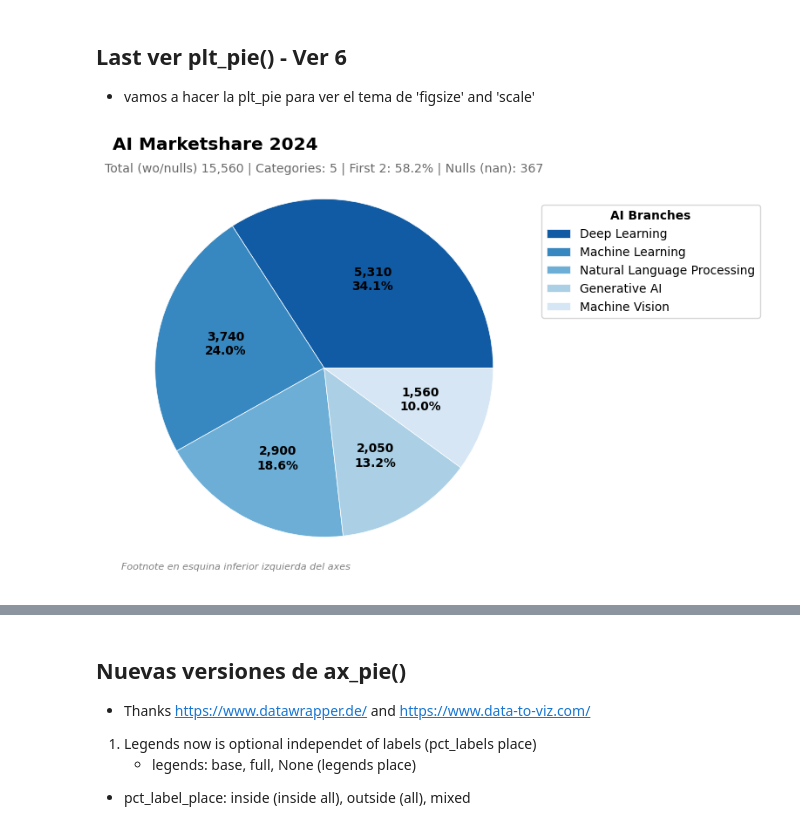
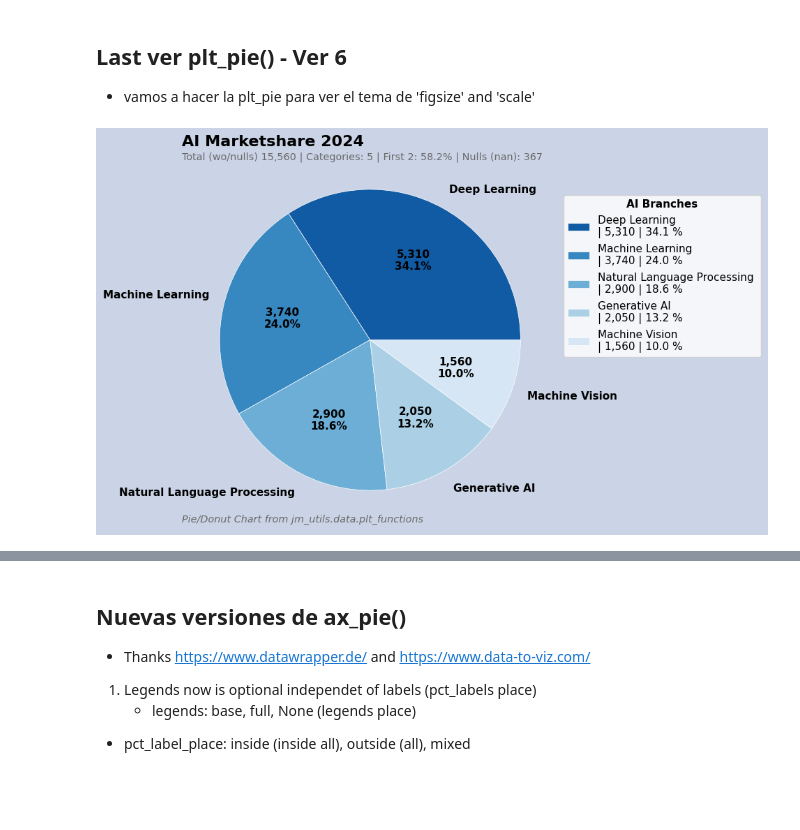
Before and after one commit to jmonti-gh/jm_utils, a Jupyter notebook: des/ax_pie.ipynb, the cells around one changed output, grey strips where cells are left out. Cells and saved outputs as stored; diff of their text form; code cells hidden in the pictures; blank space fills up the shorter version.

```diff
--- a/des/ax_pie.ipynb
+++ b/des/ax_pie.ipynb
@@ -386,7 +344,7 @@ def plt_pie6(
     figsize: Optional[tuple[float, float]] = None,
     title: Optional[str] = None,
     kind: Optional[str] = 'pie',                        # 'pie', 'donut'
-    palette: Optional[list] = 'Blues_r',
+    custom_palette: Optional[list | None] = 'Blues_r',  # None -> default palette rcParams
     startangle: Optional[float] = 0,
     pcts_labels: Optional[str] = 'inside',              # None, 'inside', 'values in', 'mixed', 'outside'
     pct_decimals: Optional[int] = 1,
@@ -395,7 +353,8 @@ def plt_pie6(
     legends: Optional[str | None] = None,               # None, 'base', 'full'
     legends_title: Optional[str] = None,
     show_stats_subtitle: Optional[bool]= True,
-    footer: Optional[str | None] = None
+    footer: Optional[str | None] = None,
+    canvas_color: Optional[str | None] = None           # E.g. 'lightgray', '#eafff5'
 ) -> tuple[plt.Figure, plt.Axes]:
 
     # Build graphs size, and fonts size from scale, and validate scale.
@@ -415,20 +374,21 @@ def plt_pie6(
         scale = (width + height) / 2.5
 
     # Base fig definitions
-    fig, ax = plt.subplots(figsize=figsize, subplot_kw=dict(aspect="equal"))
+    fig, ax = plt.subplots(figsize=figsize, subplot_kw=dict(aspect="equal"), facecolor=(canvas_color))
 
-    ax_plt_pie6(ax, data, value_counts, dropna, order, scale, title, kind, palette, startangle, pcts_labels,
+    ax_plt_pie6(ax, data, value_counts, dropna, order, scale, title, kind, custom_palette, startangle, pcts_labels,
                 pct_decimals, labels_rotatation, labels_color, legends, legends_title, show_stats_subtitle, footer)
 
     return fig, ax
 # %%
 # fig = plt_pie5(ai['Millon USD'], scale=6, startangle=0)
 # fig = plt_pie5(ai['Millon USD'], figsize=(12, 8), startangle=0, title='AI Marketshare 2024',)
 # fig = plt_pie5(ai['Millon USD'], scale=6, startangle=0, title='AI Marketshare 2024',)
-fig = plt_pie6(ai['Millon USD'], scale=4, title='AI Marketshare 2024', legends_title='AI Branches', pcts_labels='values in', legends='base', footer=True)
-# fig = plt_pie5(df['Country'], value_counts=True, scale=2, startangle=0, title='Sales by Country', pct_label_place='apart', legends_title='Countries', dropna=False)
+fig = plt_pie6(ai['Millon USD'], scale=5, title='AI Marketshare 2024', legends_title='AI Branches', pcts_labels='mixed', legends='full', canvas_color="#cbd4e6")
+# fig = plt_pie6(df['Gender'], value_counts=True, scale=3, pcts_labels='outside', legends='full', dropna=False, custom_palette=None, footer='', title='', show_stats_subtitle=False)
+# fig = plt_pie6(df['Source'], value_counts=True, scale=4, startangle=0, legends_title='Countries', dropna=False, legends='base', order='ix_asc')
 # %% [output]
-[figure, old version]
+[figure, new version]
 # %%
 # fig, ax = plt.subplots()
 fig, ax = plt.subplots(figsize=(6, 6))
```
Also changed, not shown: parts of 13 cells of this notebook.
